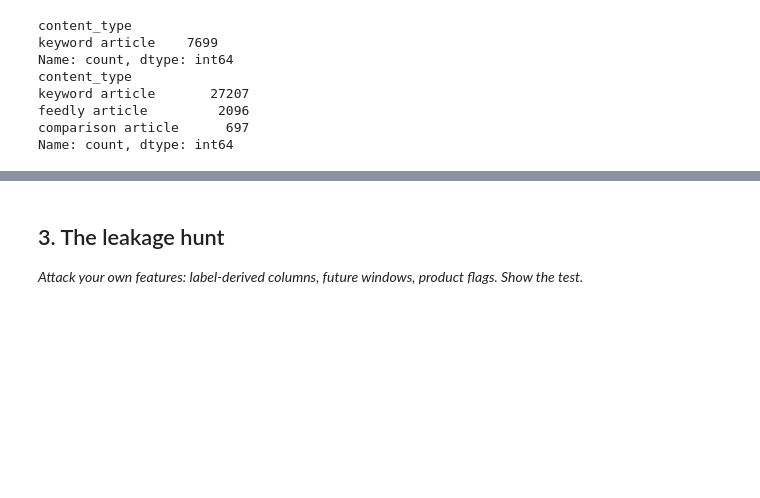
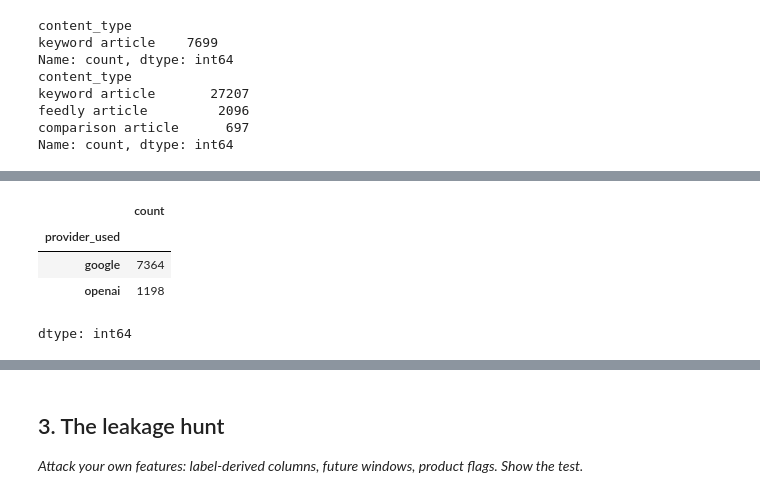
Before and after one commit to Hadeed07/FlyRank-ML, a Jupyter notebook: work/notebooks/w03_feature_leakage_check.ipynb, the cells around one changed output, grey strips where cells are left out. Drawn from its saved outputs; the diff is of its cells as text; code cells hidden in the pictures; blank space fills up the shorter version.

```diff
--- a/work/notebooks/w03_feature_leakage_check.ipynb
+++ b/work/notebooks/w03_feature_leakage_check.ipynb
@@ -147,0 +206,8 @@ Name: count, dtype: int64
+# %%
+df['provider_used'].value_counts()
+# %% [output]
+|  | count |
+| provider_used |  |
+| google | 7364 |
+| openai | 1198 |
+dtype: int64
```
Also changed, not shown: parts of 16 cells of this notebook.
